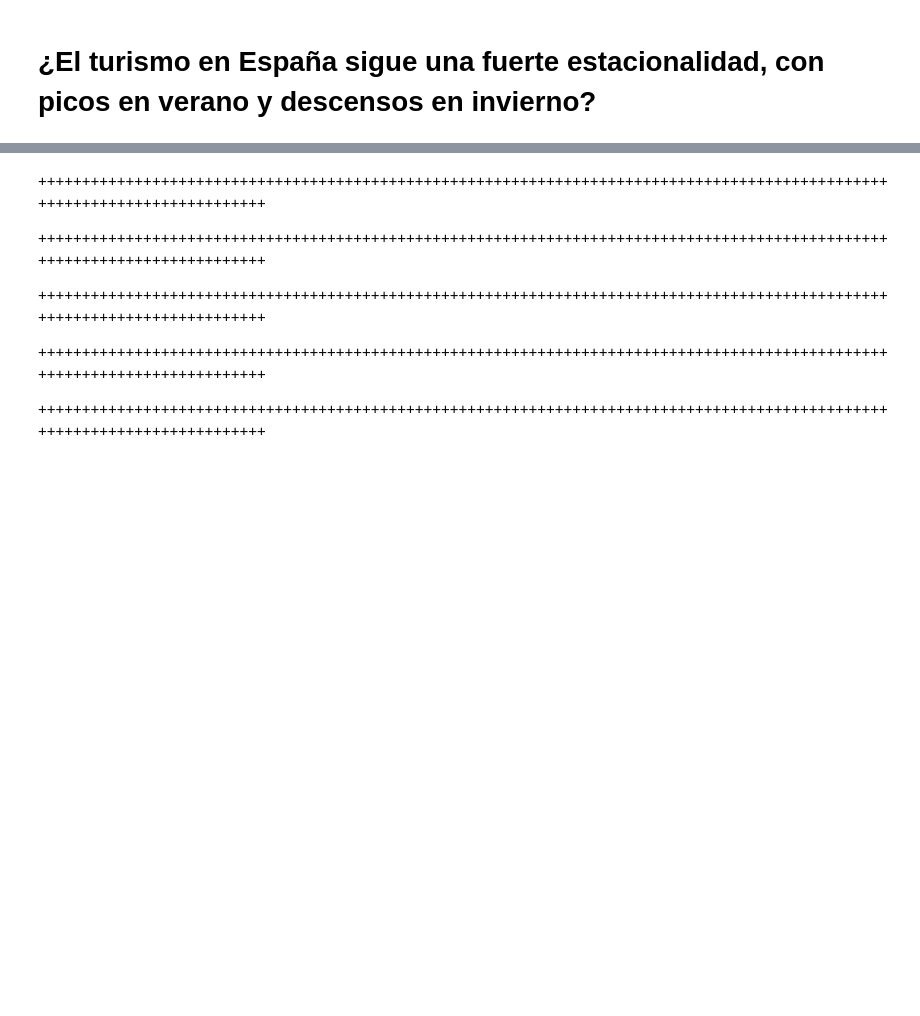
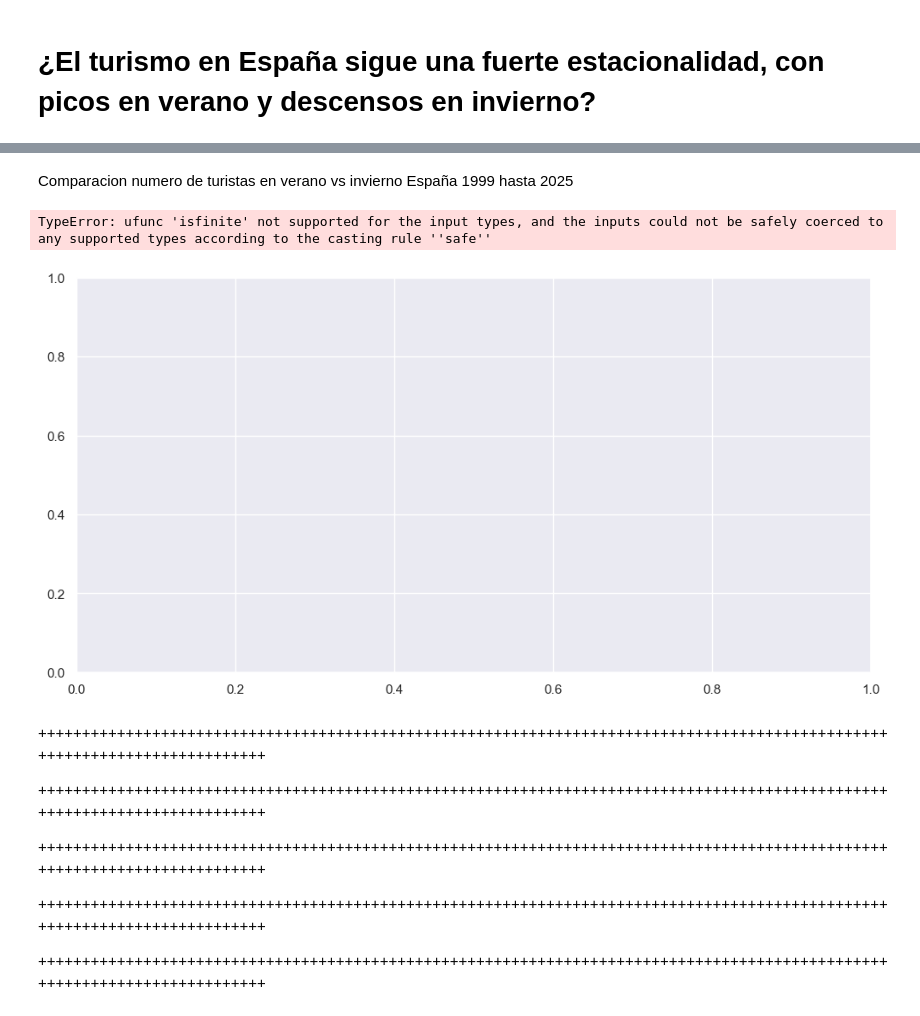
Before and after one commit to Cristianvas198/EDA_Turismo, a Jupyter notebook: src/Notebook.ipynb, the cells around one changed output, grey strips where cells are left out. Saved outputs shown, nothing was run; the diff lists cells and outputs as text; code cells hidden in the pictures; blank space fills up the shorter version.

Commit message:
Creacion de graficas hipotesis 1,2,3,5

```diff
--- a/src/Notebook.ipynb
+++ b/src/Notebook.ipynb
@@ -137,3 +132,26 @@ plt.show()
+# %% [markdown]
+Comparacion numero de turistas en verano vs invierno España 1999 hasta 2025
+# %%
+plt.figure(figsize=(12, 6))
+
+# Graficar con área rellena para verano
+plt.fill_between(verano_nacional.index, verano_nacional["Nacional"], color="orange", alpha=0.5, label="Verano")
+
+# Graficar con área rellena para invierno
+plt.fill_between(invierno_nacional.index, invierno_nacional["Nacional"], color="blue", alpha=0.5, label="Invierno")
+
+# Personalizar la gráfica
+plt.xlabel("Fecha (Mes y Año)")
+plt.ylabel("Número de turistas")
+plt.title("Comparación de turistas en Verano e Invierno")
+plt.legend()
+plt.xticks(rotation=45)
+plt.grid(True)
+
+plt.show()
+# %% [output]
+TypeError: ufunc 'isfinite' not supported for the input types, and the inputs could not be safely coerced to any supported types according to the casting rule ''safe''
+[figure, added]
 # %% [markdown]
 +++++++++++++++++++++++++++++++++++++++++++++++++++++++++++++++++++++++++++++++++++++++++++++++++++++++++++++++++++++++++++
 
```
Also changed, not shown: parts of 17 cells of this notebook.
